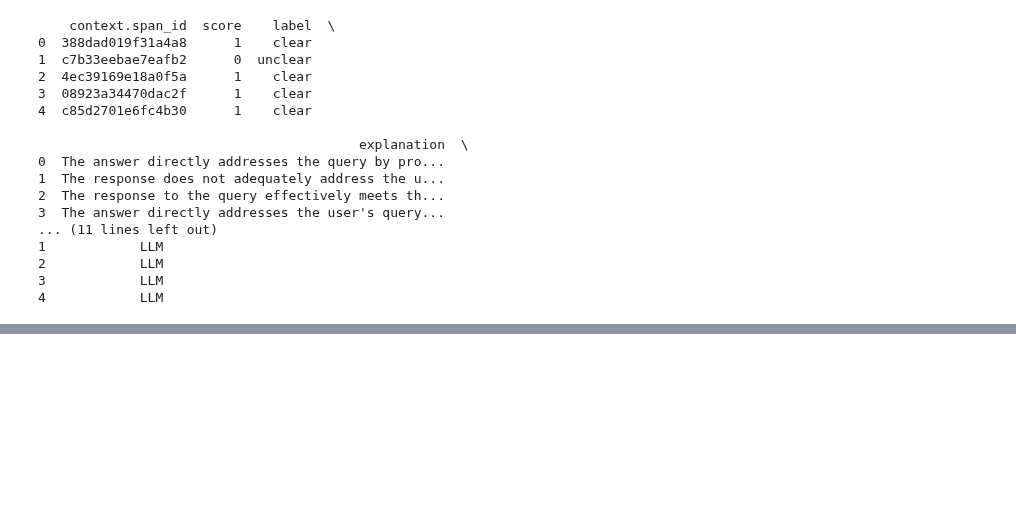
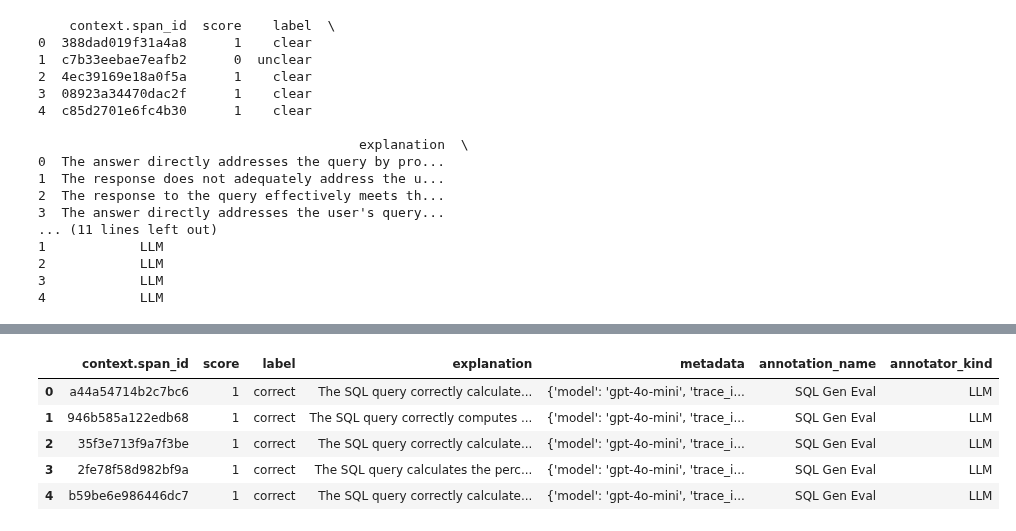
Before and after one commit to Nada-diaelsaid/sales_agent, a Jupyter notebook: agent_evals.ipynb, the cells around one changed output, grey strips where cells are left out. Cells and saved outputs as stored; diff of their text form; code cells hidden in the pictures; blank space fills up the shorter version.

Commit message:
Add SQL Gen evaluation using LLM-as-a-judge

```diff
--- a/agent_evals.ipynb
+++ b/agent_evals.ipynb
@@ -788,0 +820,17 @@ PhoenixClient().spans.log_span_annotations_dataframe(
+# %%
+from PROMPTS import SQL_EVAL_GEN_PROMPT
+
+sql_gen_eval = ClassificationEvaluator(
+    name="SQL Gen Eval",
+    prompt_template=SQL_EVAL_GEN_PROMPT,
+    # used to be called rails
+    choices=["correct", "incorrect"],
+    llm=llm_judge,
+    include_explanation=True,
+)
+
+sql_gen_evaluation_results = evaluate_dataframe(
+    dataframe=sql_df,
+    evaluators=[sql_gen_eval],
+)
+print(sql_gen_evaluation_results.head())
@@ -788,0 +856,6 @@ PhoenixClient().spans.log_span_annotations_dataframe(
+# %%
+# Let's log the evaluation results to Phoenix for further analysis and visualization. We can use the `to_annotation_dataframe` utility to convert the evaluation results into a format suitable for logging as annotations.
+from phoenix.evals.utils import to_annotation_dataframe
+# Format evaluation results for logging
+annotations_df = to_annotation_dataframe(sql_gen_evaluation_results)
+print(annotations_df)
@@ -788,0 +880,11 @@ PhoenixClient().spans.log_span_annotations_dataframe(
+# %%
+annotations_df['score'] = annotations_df.apply(lambda x: 1 if x['label']=='correct' else 0, axis=1)
+
+annotations_df.head()
+# %% [output]
+|  | context.span_id | score | label | explanation | metadata | annotation_name | annotator_kind |
+| 0 | a44a54714b2c7bc6 | 1 | correct | The SQL query correctly calculate... | {'model': 'gpt-4o-mini', 'trace_i... | SQL Gen Eval | LLM |
+| 1 | 946b585a122edb68 | 1 | correct | The SQL query correctly computes ... | {'model': 'gpt-4o-mini', 'trace_i... | SQL Gen Eval | LLM |
+| 2 | 35f3e713f9a7f3be | 1 | correct | The SQL query correctly calculate... | {'model': 'gpt-4o-mini', 'trace_i... | SQL Gen Eval | LLM |
+| 3 | 2fe78f58d982bf9a | 1 | correct | The SQL query calculates the perc... | {'model': 'gpt-4o-mini', 'trace_i... | SQL Gen Eval | LLM |
+| 4 | b59be6e986446dc7 | 1 | correct | The SQL query correctly calculate... | {'model': 'gpt-4o-mini', 'trace_i... | SQL Gen Eval | LLM |
```
Also changed, not shown: parts of 6 cells of this notebook, 2 other files.
